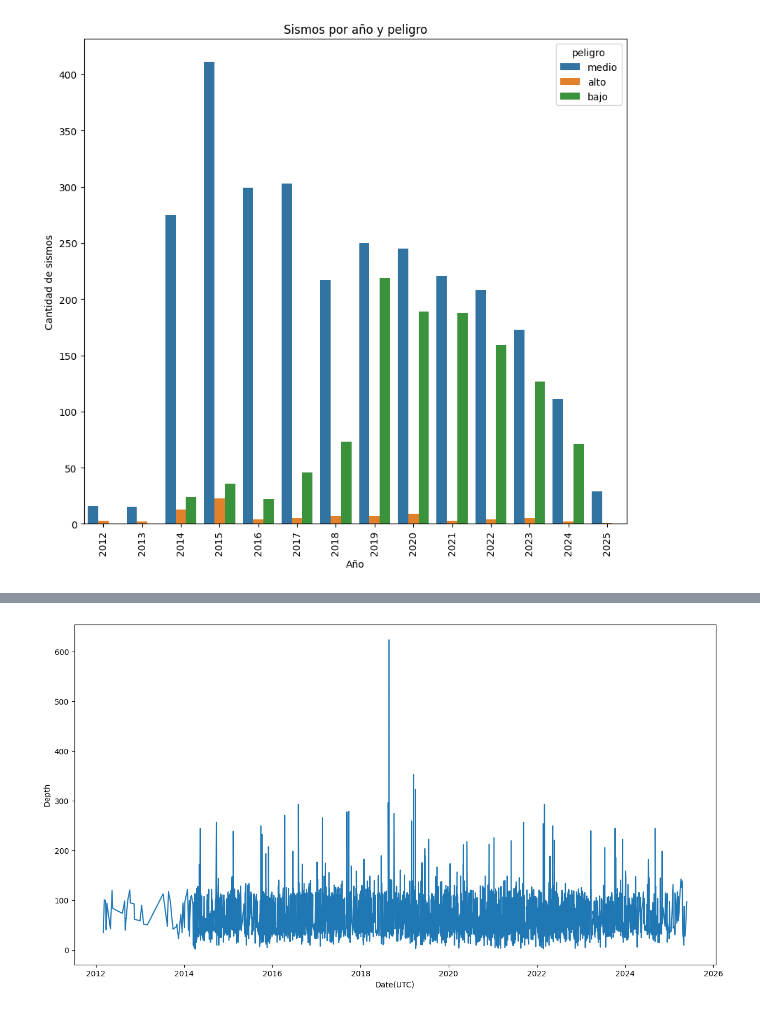
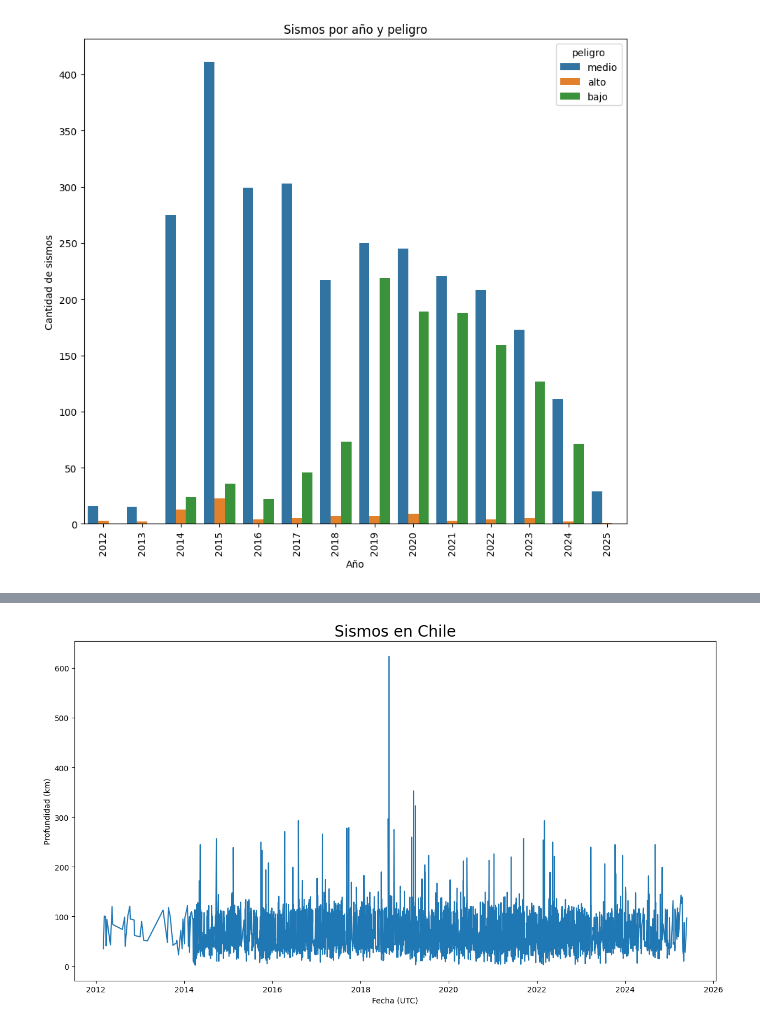
Before and after one commit to Branlut/terremos-Chile, a Jupyter notebook: analisis.ipynb, the cells around one changed output, grey strips where cells are left out. Cells and saved outputs as stored; diff of their text form; code cells hidden in the pictures.

```diff
--- a/analisis.ipynb
+++ b/analisis.ipynb
@@ -127,10 +155,12 @@ plt.show()
 # %%
 plt.figure(figsize=(15,8))
-
 sns.lineplot(data=df_sismos,x='Date(UTC)',y='Depth')
+plt.title('Sismos en Chile',fontsize=20)
+plt.ylabel('Profundidad (km)')
+plt.xlabel('Fecha (UTC)')
 plt.show()
 # %% [output]
-[figure, old version]
+[figure, new version]
 # %%
 fig = px.scatter_mapbox(df_sismos,lat='Latitude',lon='Longitude',
                         hover_name="Date(UTC)",
```
Also changed, not shown: parts of 6 cells of this notebook.
